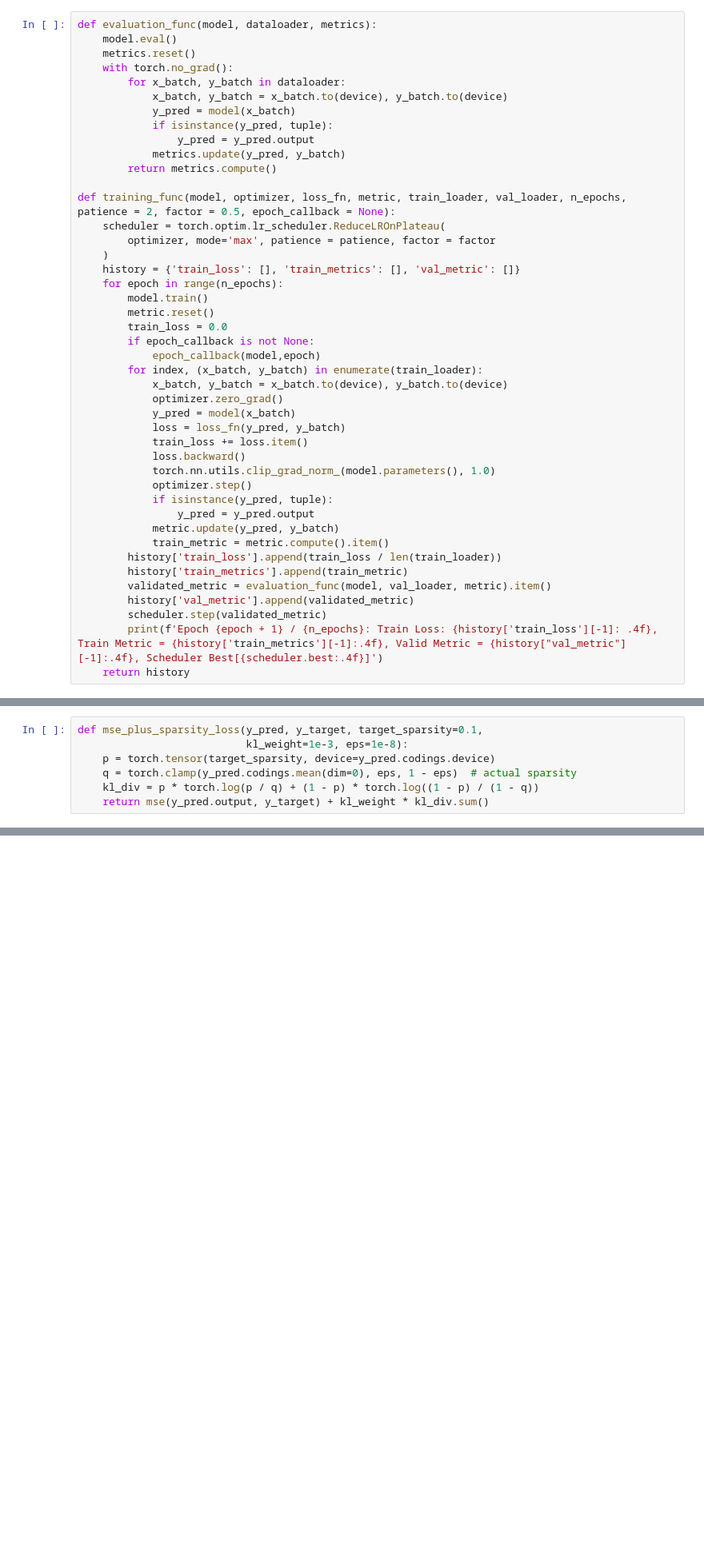
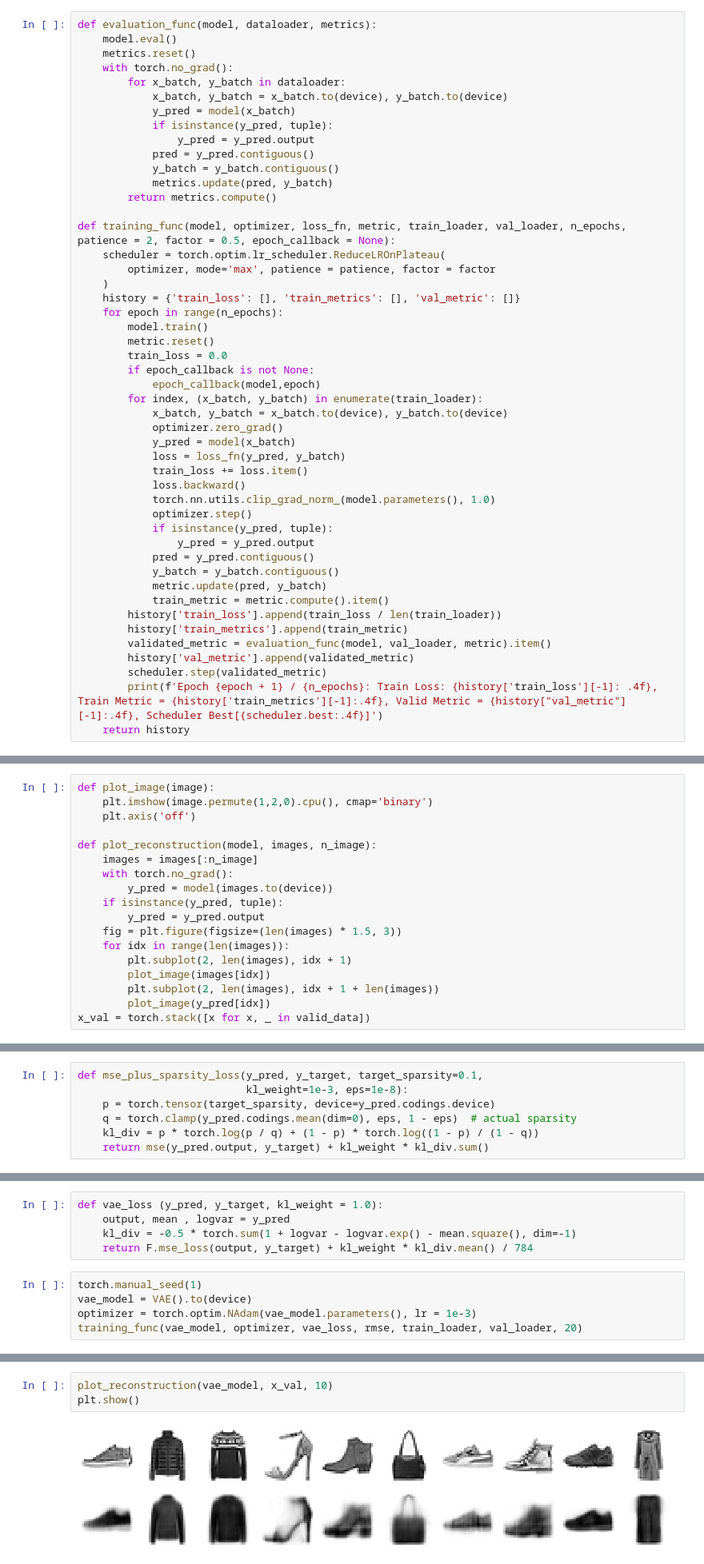
Before and after one commit to Portia-dot/Autoencoder-GANS-DiffusionModels, a Jupyter notebook: Autoencoder.ipynb, the cells around one changed output, grey strips where cells are left out. Shown at 80% size. Drawn from its saved outputs; the diff is of its cells as text; blank space fills up the shorter version.

```diff
--- a/Autoencoder.ipynb
+++ b/Autoencoder.ipynb
@@ -26,7 +27,9 @@ def evaluation_func(model, dataloader, metrics):
             y_pred = model(x_batch)
             if isinstance(y_pred, tuple):
                 y_pred = y_pred.output
-            metrics.update(y_pred, y_batch)
+            pred = y_pred.contiguous()
+            y_batch = y_batch.contiguous()
+            metrics.update(pred, y_batch)
         return metrics.compute()
 
 def training_func(model, optimizer, loss_fn, metric, train_loader, val_loader, n_epochs, patience = 2, factor = 0.5, epoch_callback = None):
@@ -51,7 +54,9 @@ def training_func(model, optimizer, loss_fn, metric, train_loader, val_loader, n
             optimizer.step()
             if isinstance(y_pred, tuple):
                 y_pred = y_pred.output
-            metric.update(y_pred, y_batch)
+            pred = y_pred.contiguous()
+            y_batch = y_batch.contiguous()
+            metric.update(pred, y_batch)
             train_metric = metric.compute().item()
         history['train_loss'].append(train_loss / len(train_loader))
         history['train_metrics'].append(train_metric)
@@ -237 +224,19 @@ Epoch 20 / 20: Train Loss:  0.0105, Train Metric = 0.1023, Valid Metric = 0.1035
+# %%
+def plot_image(image):
+    plt.imshow(image.permute(1,2,0).cpu(), cmap='binary')
+    plt.axis('off')
+
+def plot_reconstruction(model, images, n_image):
+    images = images[:n_image]
+    with torch.no_grad():
+        y_pred = model(images.to(device))
+    if isinstance(y_pred, tuple):
+        y_pred = y_pred.output
+    fig = plt.figure(figsize=(len(images) * 1.5, 3))
+    for idx in range(len(images)):
+        plt.subplot(2, len(images), idx + 1)
+        plot_image(images[idx])
+        plt.subplot(2, len(images), idx + 1 + len(images))
+        plot_image(y_pred[idx])
+x_val = torch.stack([x for x, _ in valid_data])
 # %%
@@ -752,0 +806,10 @@ plt.show()
+# %%
+def vae_loss (y_pred, y_target, kl_weight = 1.0):
+    output, mean , logvar = y_pred
+    kl_div = -0.5 * torch.sum(1 + logvar - logvar.exp() - mean.square(), dim=-1)
+    return F.mse_loss(output, y_target) + kl_weight * kl_div.mean() / 784
+# %%
+torch.manual_seed(1)
+vae_model = VAE().to(device)
+optimizer = torch.optim.NAdam(vae_model.parameters(), lr = 1e-3)
+training_func(vae_model, optimizer, vae_loss, rmse, train_loader, val_loader, 20)
@@ -752,0 +854,5 @@ plt.show()
+# %%
+plot_reconstruction(vae_model, x_val, 10)
+plt.show()
+# %% [output]
+[figure, added]
```
Also changed, not shown: parts of 22 cells of this notebook.
